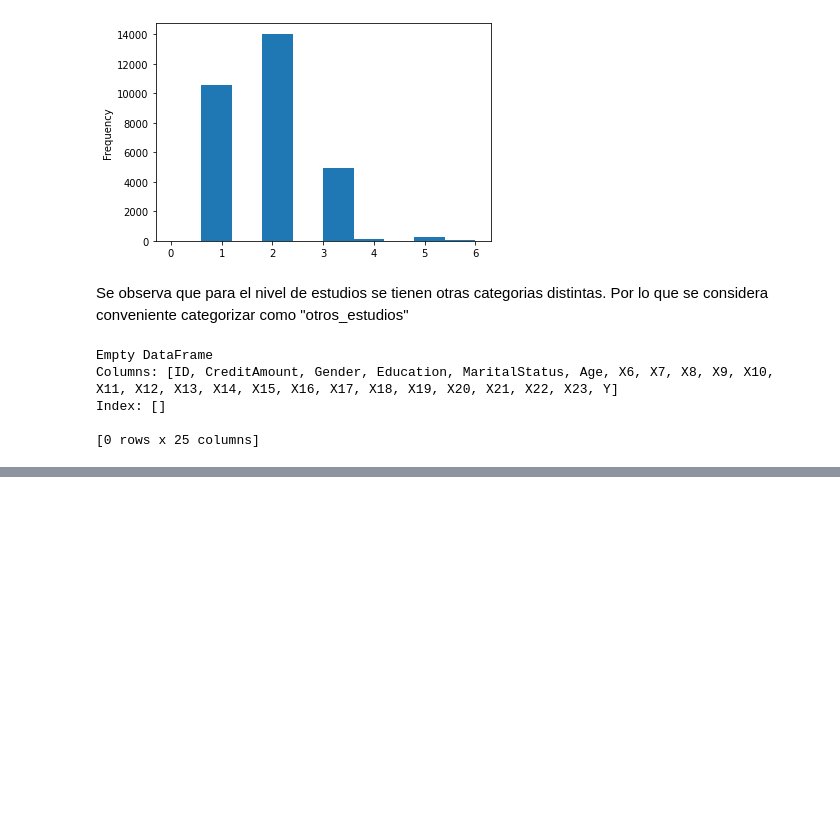
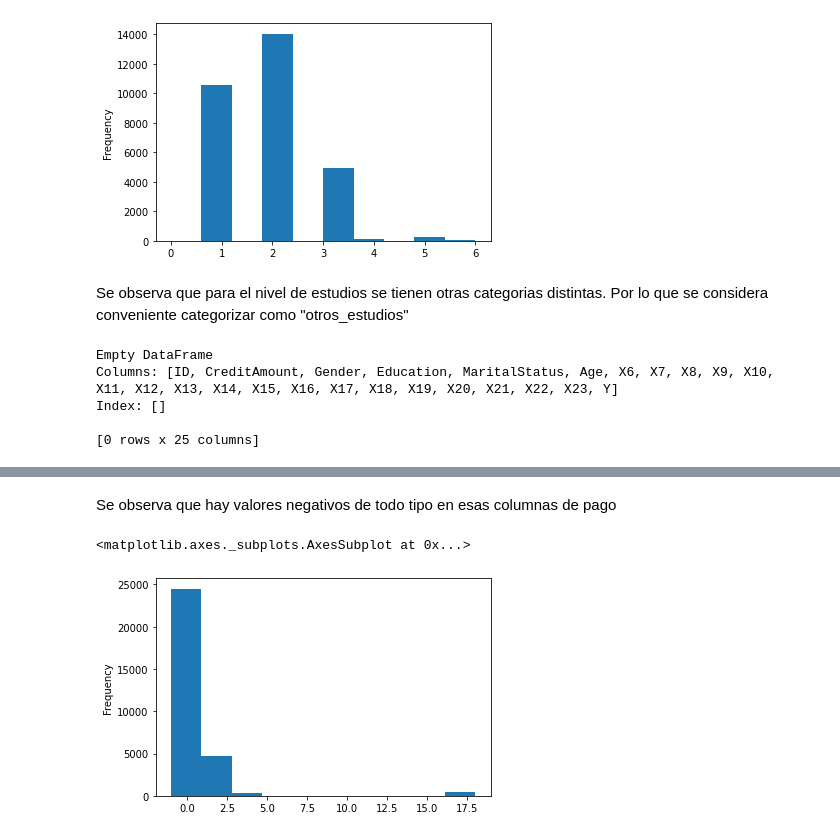
Before and after one commit to PosgradoMNA/actividades-de-aprendizaje-DalinaV, a Jupyter notebook: Actividad_1_Semana3_A01793258.ipynb, the cells around one changed output, grey strips where cells are left out. Saved outputs shown, nothing was run; the diff lists cells and outputs as text; code cells hidden in the pictures; blank space fills up the shorter version.

```diff
--- a/Actividad_1_Semana3_A01793258.ipynb
+++ b/Actividad_1_Semana3_A01793258.ipynb
@@ -228,0 +379,7 @@ datos_creditos_1[(datos_creditos_1['Education']!=1) &
+# %% [markdown]
+Se observa que hay valores negativos de todo tipo en esas columnas de pago
+# %%
+datos_creditos_1['X6'].plot.hist()
+# %% [output]
+<matplotlib.axes._subplots.AxesSubplot at 0x...>
+[figure, added]
```
Also changed, not shown: parts of 43 cells of this notebook.
